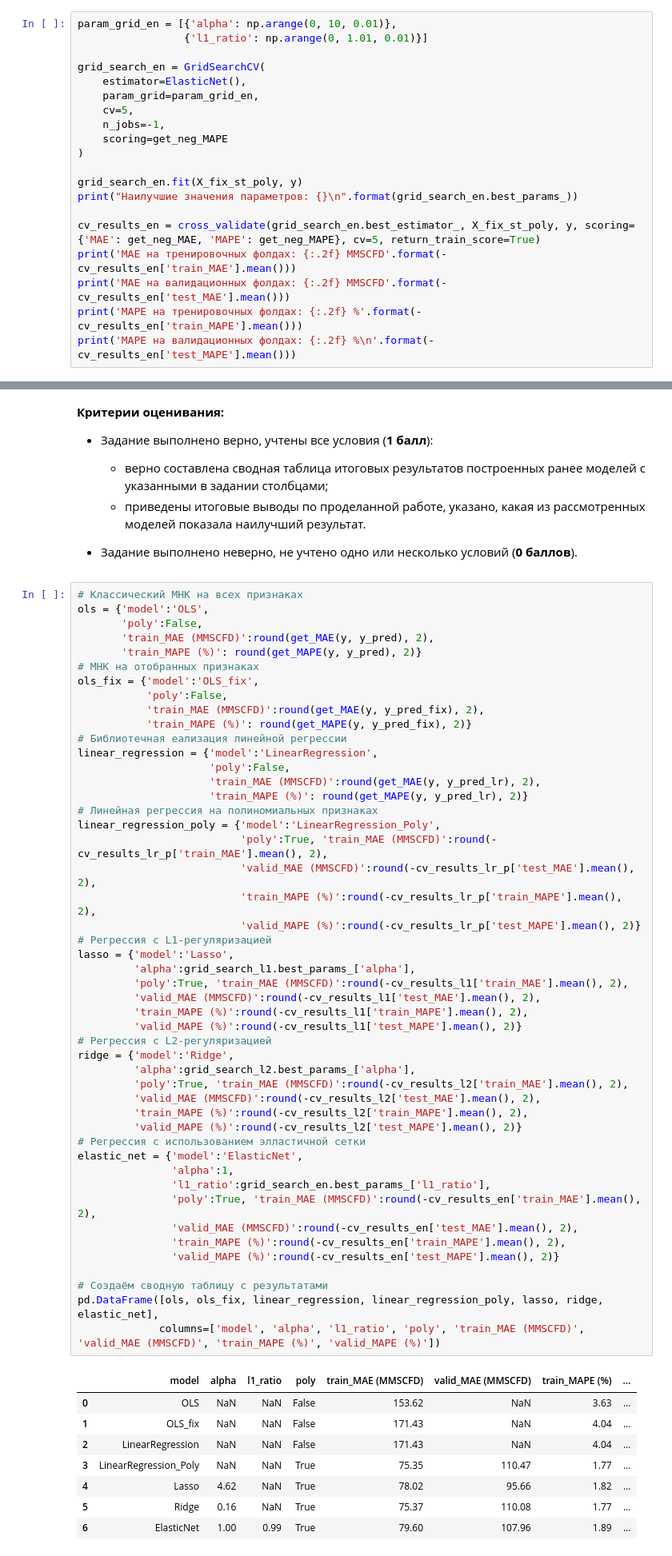
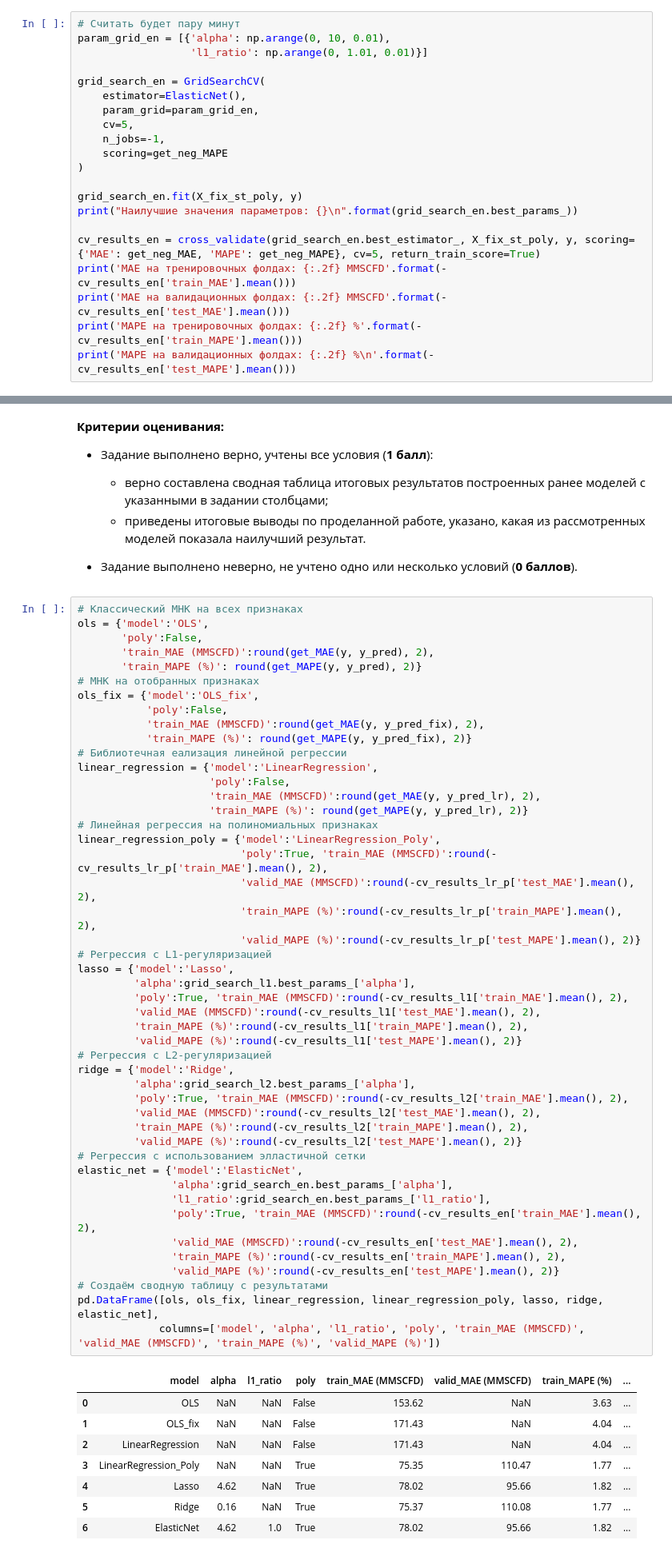
Before and after one commit to Blooodniy/SF_DS, a Jupyter notebook: MATH&ML/MATH&ML-2. Линейная алгебра в контексте линейных методов. Часть II/MATH_ML-2._Практика.ipynb, the cells around one changed output, grey strips where cells are left out. Shown at 80% size. Cells and saved outputs as stored; diff of their text form.

```diff
--- a/MATH&ML/MATH&ML-2. Линейная алгебра в контексте линейных методов. Часть II/MATH_ML-2._Практика.ipynb
+++ b/MATH&ML/MATH&ML-2. Линейная алгебра в контексте линейных методов. Часть II/MATH_ML-2._Практика.ipynb
@@ -617,8 +618,9 @@ MAPE на валидационных фолдах: 2.67 %
 - Задание выполнено верно, но не учтено одно из условий (**1 балл**).
 - Задание выполнено неверно, не учтено несколько условий (**0 баллов**).
 # %%
-param_grid_en = [{'alpha': np.arange(0, 10, 0.01)},
-                 {'l1_ratio': np.arange(0, 1.01, 0.01)}]
+# Считать будет пару минут
+param_grid_en = [{'alpha': np.arange(0, 10, 0.01),
+                  'l1_ratio': np.arange(0, 1.01, 0.01)}]
 
 grid_search_en = GridSearchCV(
     estimator=ElasticNet(),
@@ -691,34 +695,33 @@ lasso = {'model':'Lasso',
          'alpha':grid_search_l1.best_params_['alpha'],
          'poly':True, 'train_MAE (MMSCFD)':round(-cv_results_l1['train_MAE'].mean(), 2),
          'valid_MAE (MMSCFD)':round(-cv_results_l1['test_MAE'].mean(), 2),
          'train_MAPE (%)':round(-cv_results_l1['train_MAPE'].mean(), 2),
          'valid_MAPE (%)':round(-cv_results_l1['test_MAPE'].mean(), 2)}
 # Регрессия с L2-регуляризацией
 ridge = {'model':'Ridge',
          'alpha':grid_search_l2.best_params_['alpha'],
          'poly':True, 'train_MAE (MMSCFD)':round(-cv_results_l2['train_MAE'].mean(), 2),
          'valid_MAE (MMSCFD)':round(-cv_results_l2['test_MAE'].mean(), 2),
          'train_MAPE (%)':round(-cv_results_l2['train_MAPE'].mean(), 2),
          'valid_MAPE (%)':round(-cv_results_l2['test_MAPE'].mean(), 2)}
 # Регрессия с использованием элластичной сетки
 elastic_net = {'model':'ElasticNet',
-               'alpha':1,
+               'alpha':grid_search_en.best_params_['alpha'],
                'l1_ratio':grid_search_en.best_params_['l1_ratio'],
                'poly':True, 'train_MAE (MMSCFD)':round(-cv_results_en['train_MAE'].mean(), 2),
                'valid_MAE (MMSCFD)':round(-cv_results_en['test_MAE'].mean(), 2),
                'train_MAPE (%)':round(-cv_results_en['train_MAPE'].mean(), 2),
                'valid_MAPE (%)':round(-cv_results_en['test_MAPE'].mean(), 2)}
-
 # Создаём сводную таблицу с результатами
 pd.DataFrame([ols, ols_fix, linear_regression, linear_regression_poly, lasso, ridge, elastic_net],
              columns=['model', 'alpha', 'l1_ratio', 'poly', 'train_MAE (MMSCFD)', 'valid_MAE (MMSCFD)', 'train_MAPE (%)', 'valid_MAPE (%)'])
 # %% [output]
 |  | model | alpha | l1_ratio | poly | train_MAE (MMSCFD) | valid_MAE (MMSCFD) | train_MAPE (%) | ... |
 | 0 | OLS | NaN | NaN | False | 153.62 | NaN | 3.63 | ... |
 | 1 | OLS_fix | NaN | NaN | False | 171.43 | NaN | 4.04 | ... |
 | 2 | LinearRegression | NaN | NaN | False | 171.43 | NaN | 4.04 | ... |
 | 3 | LinearRegression_Poly | NaN | NaN | True | 75.35 | 110.47 | 1.77 | ... |
 | 4 | Lasso | 4.62 | NaN | True | 78.02 | 95.66 | 1.82 | ... |
 | 5 | Ridge | 0.16 | NaN | True | 75.37 | 110.08 | 1.77 | ... |
-| 6 | ElasticNet | 1.00 | 0.99 | True | 79.60 | 107.96 | 1.89 | ... |
+| 6 | ElasticNet | 4.62 | 1.0 | True | 78.02 | 95.66 | 1.82 | ... |
 # %% [markdown]
```
Also changed, not shown: parts of 4 cells of this notebook.
